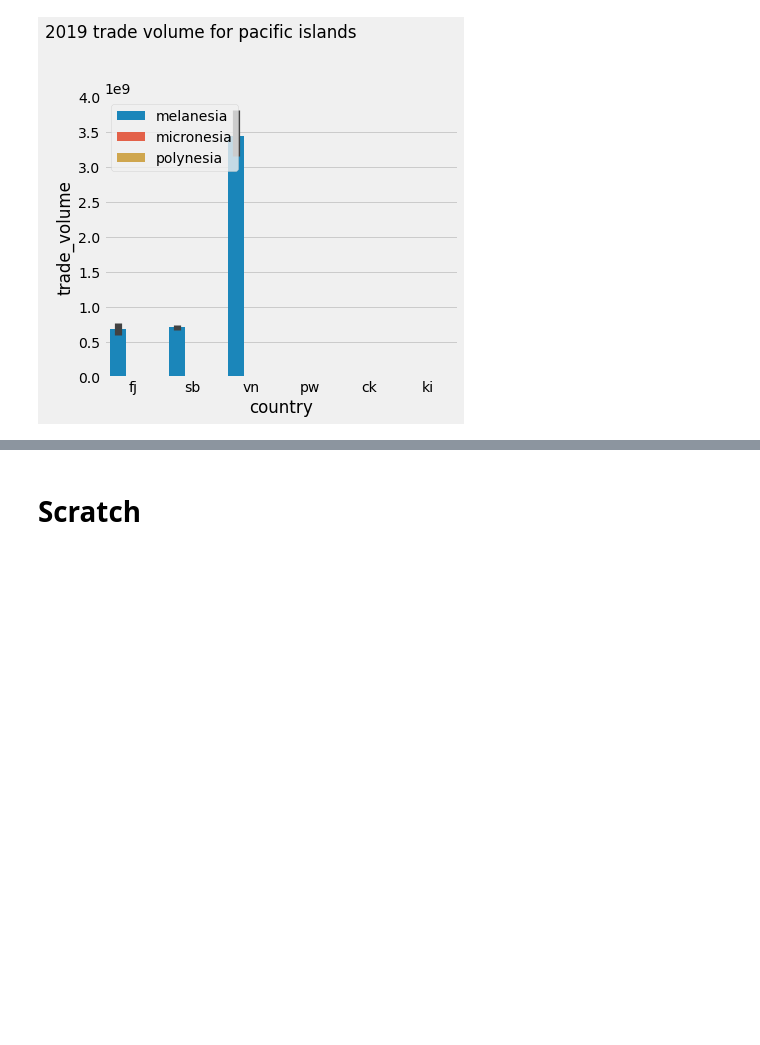
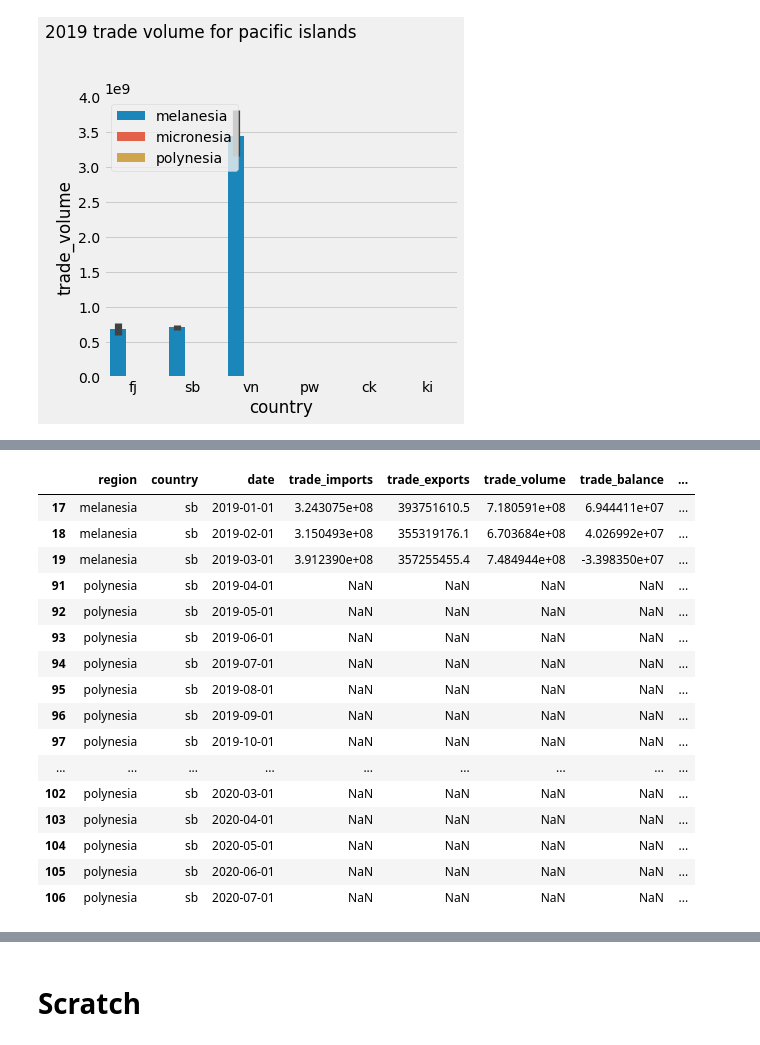
Before and after one commit to GeoffPidcock/ais-pacifimpact, a Jupyter notebook: notebooks/04--geoffpidcock--adhoc-analysis.ipynb, the cells around one changed output, grey strips where cells are left out. Saved outputs shown, nothing was run; the diff lists cells and outputs as text; code cells hidden in the pictures; blank space fills up the shorter version.

```diff
--- a/notebooks/04--geoffpidcock--adhoc-analysis.ipynb
+++ b/notebooks/04--geoffpidcock--adhoc-analysis.ipynb
@@ -219,0 +218,13 @@ plt.show()
+# %%
+data_port_calls = pd.read_sql("""
+select
+    country
+    ,date_trunc('month',"date-entry") as date
+    ,sum(port_calls) as port_calls
+from public.ais_port_calls
+where true
+    and "date-entry" between '2019-04-01' and '2020-07-31'
+group by 1,2
+order by 1,2
+""",con=engine)
+data_port_calls
@@ -219,0 +326,21 @@ plt.show()
+# %%
+data_merge[data_merge.country=='sb']
+# july 2019 = 100
+# %% [output]
+|  | region | country | date | trade_imports | trade_exports | trade_volume | trade_balance | ... |
+| 17 | melanesia | sb | 2019-01-01 | 3.243075e+08 | 393751610.5 | 7.180591e+08 | 6.944411e+07 | ... |
+| 18 | melanesia | sb | 2019-02-01 | 3.150493e+08 | 355319176.1 | 6.703684e+08 | 4.026992e+07 | ... |
+| 19 | melanesia | sb | 2019-03-01 | 3.912390e+08 | 357255455.4 | 7.484944e+08 | -3.398350e+07 | ... |
+| 91 | polynesia | sb | 2019-04-01 | NaN | NaN | NaN | NaN | ... |
+| 92 | polynesia | sb | 2019-05-01 | NaN | NaN | NaN | NaN | ... |
+| 93 | polynesia | sb | 2019-06-01 | NaN | NaN | NaN | NaN | ... |
+| 94 | polynesia | sb | 2019-07-01 | NaN | NaN | NaN | NaN | ... |
+| 95 | polynesia | sb | 2019-08-01 | NaN | NaN | NaN | NaN | ... |
+| 96 | polynesia | sb | 2019-09-01 | NaN | NaN | NaN | NaN | ... |
+| 97 | polynesia | sb | 2019-10-01 | NaN | NaN | NaN | NaN | ... |
+| ... | ... | ... | ... | ... | ... | ... | ... | ... |
+| 102 | polynesia | sb | 2020-03-01 | NaN | NaN | NaN | NaN | ... |
+| 103 | polynesia | sb | 2020-04-01 | NaN | NaN | NaN | NaN | ... |
+| 104 | polynesia | sb | 2020-05-01 | NaN | NaN | NaN | NaN | ... |
+| 105 | polynesia | sb | 2020-06-01 | NaN | NaN | NaN | NaN | ... |
+| 106 | polynesia | sb | 2020-07-01 | NaN | NaN | NaN | NaN | ... |
```
Also changed, not shown: parts of 13 cells of this notebook, 1 other file.
